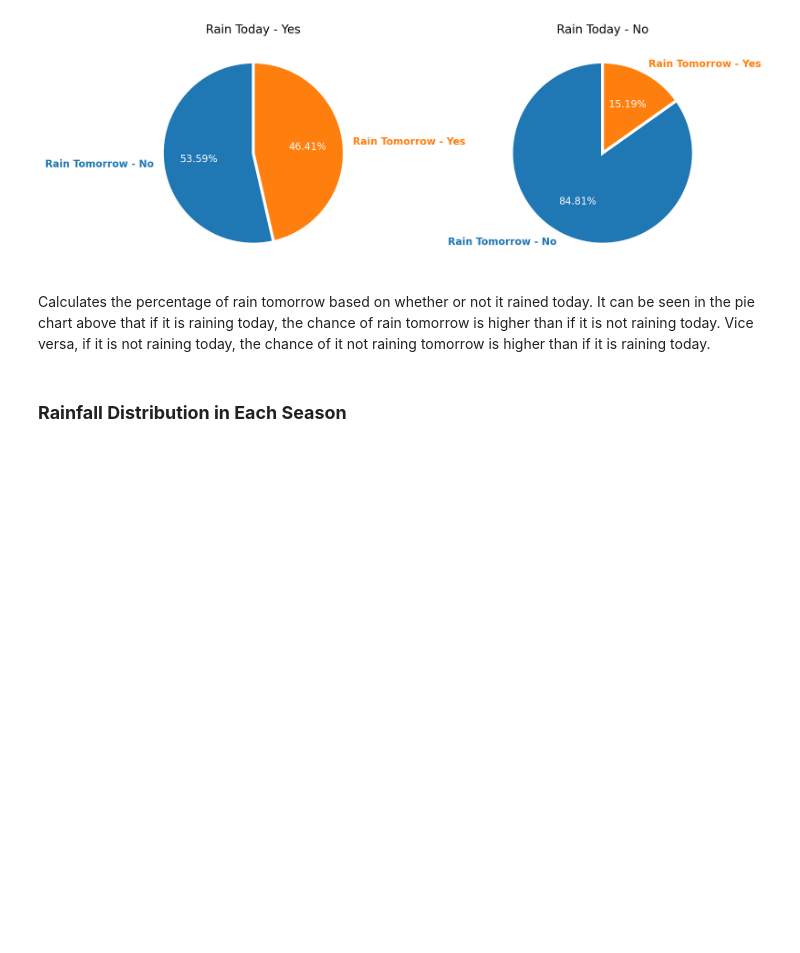
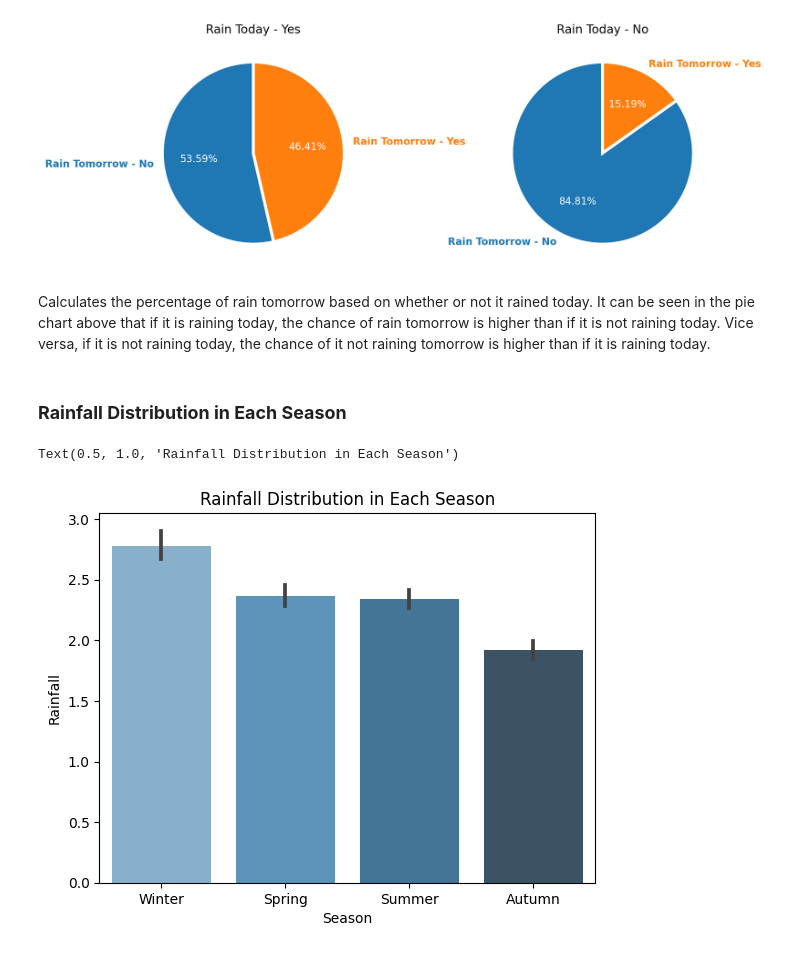
Before and after one commit to caesariansyahdwifadhilah/H8_PYTN-KS20-04_5_NEW, a Jupyter notebook: Final Project/FP2_Caesariansyah Dwi Fadhilah/PYTN_Kampus Merdeka_FP2_Caesariansyah Dwi Fadhilah.ipynb, the cells around one changed output. Cells and saved outputs as stored; diff of their text form; code cells hidden in the pictures; blank space fills up the shorter version.

```diff
--- a/Final Project/FP2_Caesariansyah Dwi Fadhilah/PYTN_Kampus Merdeka_FP2_Caesariansyah Dwi Fadhilah.ipynb
+++ b/Final Project/FP2_Caesariansyah Dwi Fadhilah/PYTN_Kampus Merdeka_FP2_Caesariansyah Dwi Fadhilah.ipynb
@@ -218,3 +218,9 @@ def get_season(month):
 # Create column season that includes apply function get_season to the column Date Month
 df_tmp = df.copy()
 df_tmp['Season'] = df_tmp['Date'].dt.month.apply(get_season)
+# %%
+sns.barplot(x='Season', y='Rainfall', data=df_tmp, palette='Blues_d')
+plt.title("Rainfall Distribution in Each Season")
+# %% [output]
+Text(0.5, 1.0, 'Rainfall Distribution in Each Season')
+[figure, added]
```
Also changed, not shown: parts of 53 cells of this notebook.
